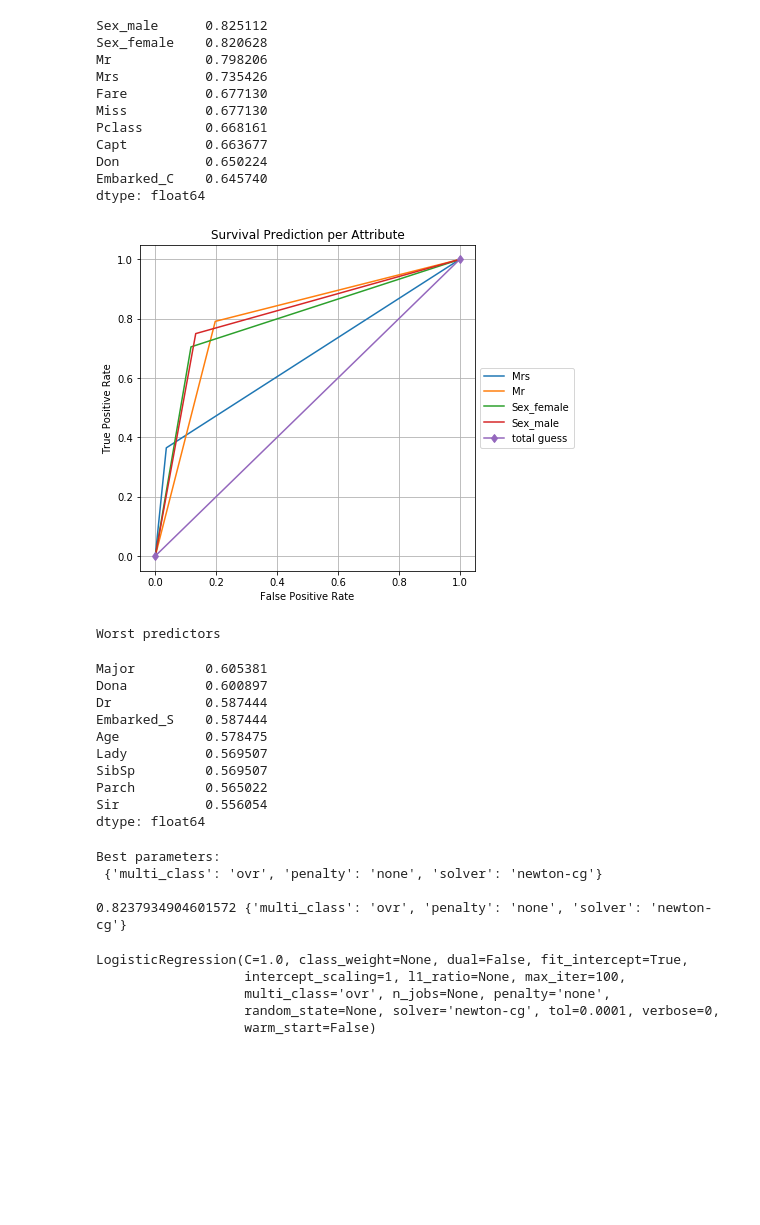
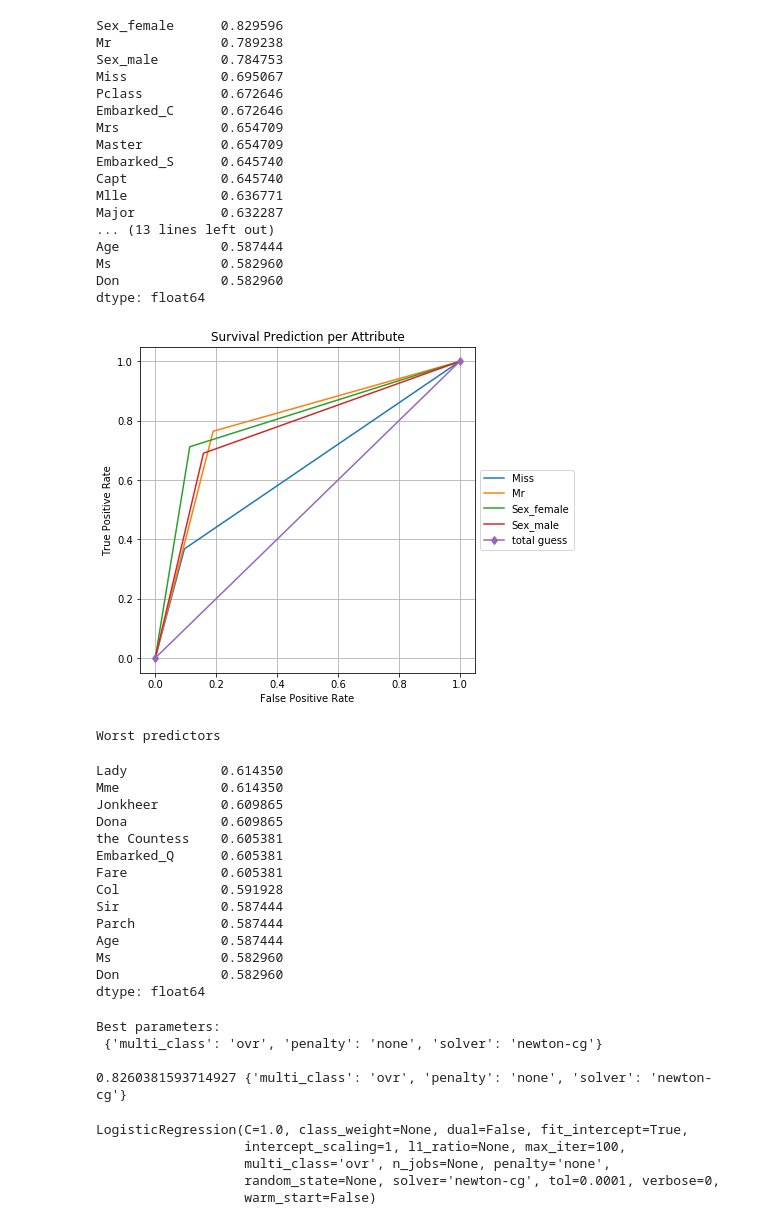
Before and after one commit to csun-data-science-bootcamp-19/Team1, a Jupyter notebook: 2 Model testing.ipynb, the cells around one changed output. Cells and saved outputs as stored; diff of their text form; code cells hidden in the pictures; blank space fills up the shorter version.

```diff
--- a/2 Model testing.ipynb
+++ b/2 Model testing.ipynb
@@ -21,9 +21,9 @@ rawtest = pd.read_csv('./data/test.csv')
 datatrain = pd.read_csv('cl_train.csv')
 datatest = pd.read_csv('cl_test.csv')
 # %%
-X = datatrain.drop(columns=['Survived'])
+X = datatrain.drop(columns=['Survived', 'PassengerId'])
 Y = datatrain['Survived']
-Xt = datatest
+Xt = datatest.drop(columns=['PassengerId'])
 # %%
 X.shape, Xt.shape, Y.shape
 # %% [output]
@@ -35,55 +45,65 @@ X.shape, Xt.shape, Y.shape
 # %%
 thres = 0.68
 temp_acc = pd.Series()
 
 for c in X.columns.tolist():
     tempX = np.array(X[c]).reshape(-1, 1)
     XTRAIN, XTEST, YTRAIN, YTEST = train_test_split(tempX, Y)
     my_model = LogisticRegression(solver='liblinear').fit(XTRAIN, YTRAIN)
     model_prediction = my_model.predict(XTEST)
     acc = accuracy_score(YTEST, model_prediction)
     temp_acc[c] = acc
     if acc > thres:
         SY = my_model.predict_proba(XTEST)[:,1] # second column = probability
         SFPR, STPR, STHRESH = roc_curve(YTEST, SY)
         plt.plot(SFPR, STPR, label=c)
 
 plt.plot([0,1],[0,1], label='total guess', marker='d')
 plt.xlabel("False Positive Rate")
 plt.ylabel("True Positive Rate")
 plt.title("Survival Prediction per Attribute")
 plt.legend(loc='center left', bbox_to_anchor=(1, 0.5))
 plt.grid()
 plt.gcf().set_size_inches(6,6)
 
-temp_acc.sort_values(ascending=False)[:10]
+temp_acc.sort_values(ascending=False)
 # %% [output]
-Sex_male      0.825112
-Sex_female    0.820628
-Mr            0.798206
-Mrs           0.735426
-Fare          0.677130
-Miss          0.677130
-Pclass        0.668161
-Capt          0.663677
-Don           0.650224
-Embarked_C    0.645740
+Sex_female      0.829596
+Mr              0.789238
+Sex_male        0.784753
+Miss            0.695067
+Pclass          0.672646
+Embarked_C      0.672646
+Mrs             0.654709
+Master          0.654709
+Embarked_S      0.645740
+Capt            0.645740
+Mlle            0.636771
+Major           0.632287
+... (13 lines left out)
+Age             0.587444
+Ms              0.582960
+Don             0.582960
 dtype: float64
-[figure, old version]
+[figure, new version]
 # %%
 print("Worst predictors")
-temp_acc.sort_values(ascending=False)[20:]
+temp_acc.sort_values(ascending=False)[15:]
 # %% [output]
 Worst predictors
-Major         0.605381
-Dona          0.600897
-Dr            0.587444
-Embarked_S    0.587444
-Age           0.578475
-Lady          0.569507
-SibSp         0.569507
-Parch         0.565022
-Sir           0.556054
+Lady            0.614350
+Mme             0.614350
+Jonkheer        0.609865
+Dona            0.609865
+the Countess    0.605381
+Embarked_Q      0.605381
+Fare            0.605381
+Col             0.591928
+Sir             0.587444
+Parch           0.587444
+Age             0.587444
+Ms              0.582960
+Don             0.582960
 dtype: float64
 # %%
 def show_grid_results(grid_search):
@@ -112,7 +132,7 @@ show_grid_results(grid_search)
 Best parameters:
  {'multi_class': 'ovr', 'penalty': 'none', 'solver': 'newton-cg'}
 
-0.8237934904601572 {'multi_class': 'ovr', 'penalty': 'none', 'solver': 'newton-cg'}
+0.8260381593714927 {'multi_class': 'ovr', 'penalty': 'none', 'solver': 'newton-cg'}
 # %%
 best_model = grid_search.best_estimator_
 best_model
```
Also changed, not shown: parts of 9 cells of this notebook, 1 other file.
